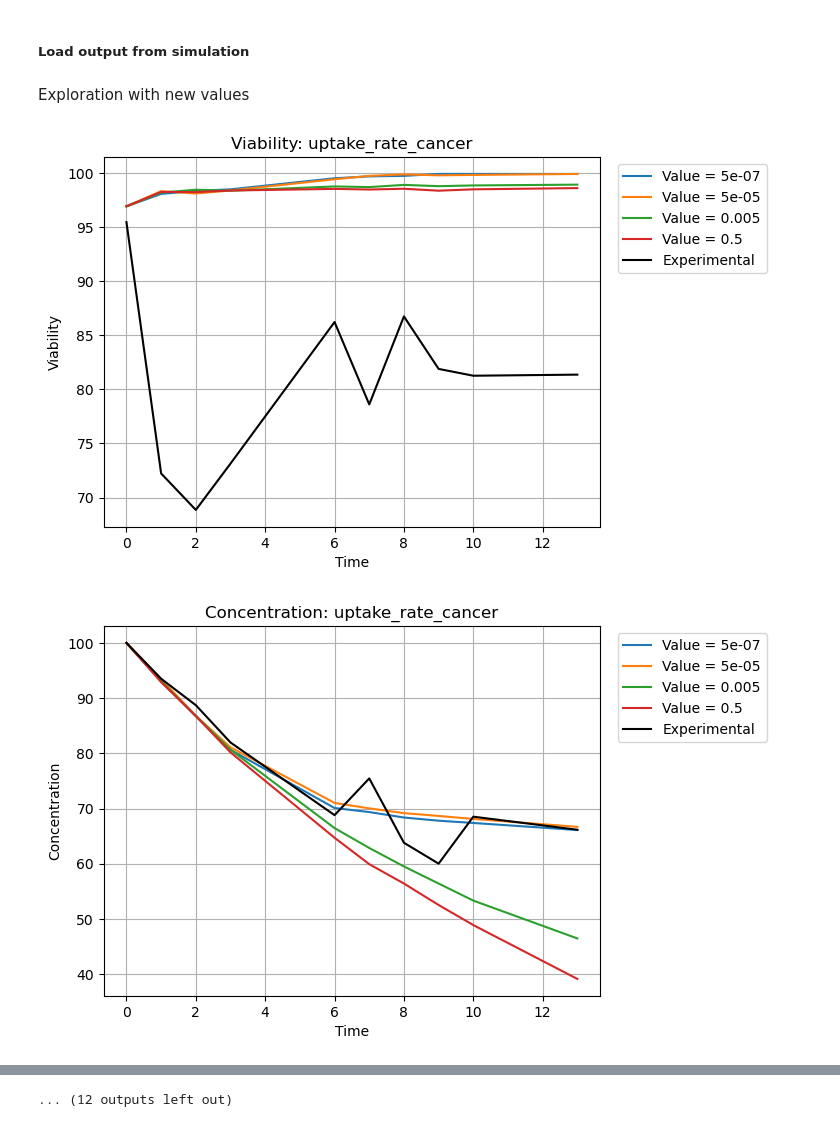
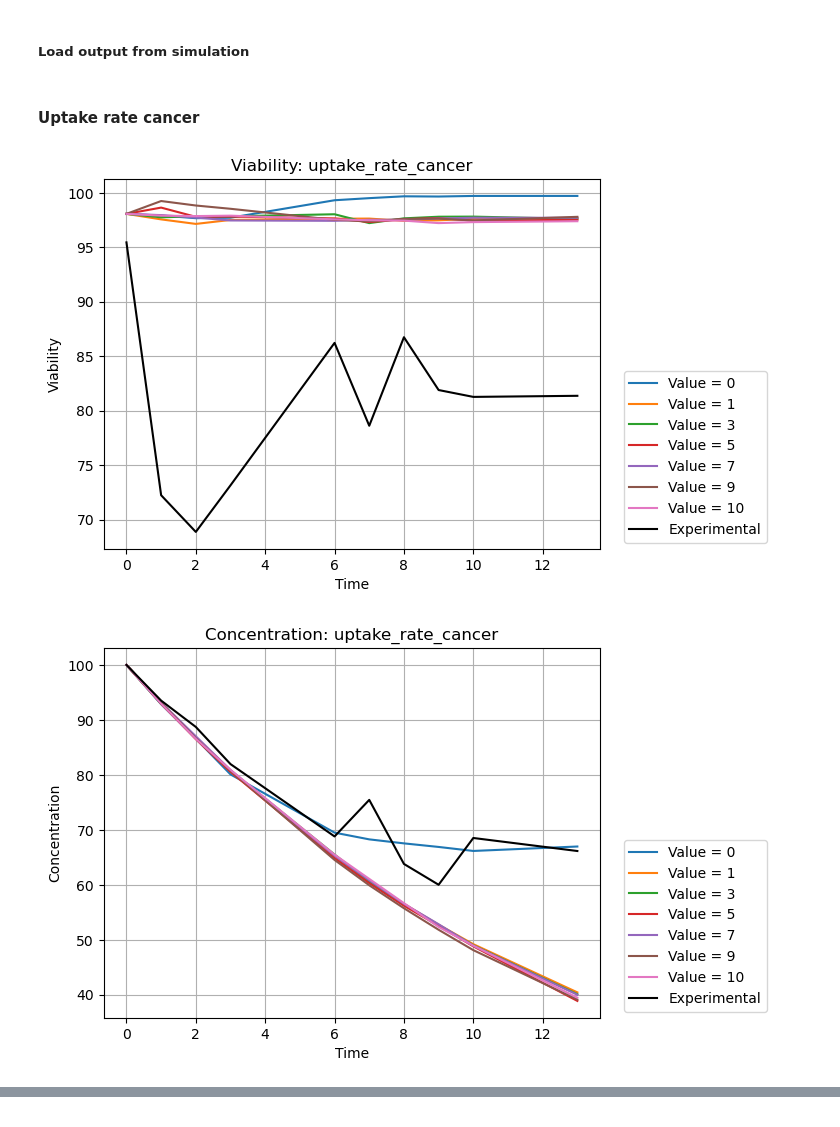
Before and after one commit to mhurtado13/NLC-CLL_HPC_exploration, a Jupyter notebook: Physicell_NLCs-CLL/scripts/Param_analysis.ipynb, the cells around one changed output, grey strips where cells are left out. Saved outputs shown, nothing was run; the diff lists cells and outputs as text; code cells hidden in the pictures.

```diff
--- a/Physicell_NLCs-CLL/scripts/Param_analysis.ipynb
+++ b/Physicell_NLCs-CLL/scripts/Param_analysis.ipynb
@@ -36,2 +13,0 @@ param_names = list(input.keys())
-# %% [markdown]
-Exploration with new values
@@ -48,37 +14,47 @@ param_names = list(input.keys())
+# %%
+viability_data = pd.read_csv('../data_output/Parameter_exploration/viability_exploration.csv', delimiter=",")
+concentration_data = pd.read_csv('../data_output/Parameter_exploration/concentration_exploration.csv', delimiter=",")
+vals = [0, 1, 3, 5, 7, 9, 10]
+# %% [markdown]
+#### Uptake rate cancer
 # %%
-contador = 0
-for k in range(0, viability_data.shape[1], len(vals)):
+param_name = "uptake_rate_cancer"
 
-    viability = viability_data.iloc[:,k:k+ len(vals)]
-    concentration = concentration_data.iloc[:,k:k+ len(vals)]
+viability = viability_data.iloc[:,0:len(vals)]
+concentration = concentration_data.iloc[:,0:len(vals)]
 
-    ###Viability
-    for i in range(viability.shape[1]): # Iterate over each column of the matrix
-        plt.plot(time_points, viability.iloc[:, i], label=f'Value = {vals[i]}')
+### Viability
 
-    plt.plot(time_points, viability_exp, label='Experimental', color = 'black')
-    plt.xlabel('Time')
-    plt.ylabel('Viability')
-    plt.title(f'Viability: {param_names[contador]}')
-    plt.legend(loc='upper right', bbox_to_anchor=(1.35, 1))
+# Iterate over each column of the matrix
+for i in range(viability.shape[1]):
+    # Plot each column as a separate line, using a different color for each line
+    plt.plot(time_points, viability.iloc[:, i], label=f'Value = {vals[i]}')
 
-    plt.grid(True)
-    plt.show()
+plt.plot(time_points, viability_exp, label='Experimental', color = 'black')
+plt.xlabel('Time')
+plt.ylabel('Viability')
+plt.title(f'Viability: {param_name}')
+plt.legend(loc='upper right', bbox_to_anchor=(1.35, 0.5))
 
-    ###Concentration
-    for i in range(concentration.shape[1]):
-        plt.plot(time_points, concentration.iloc[:, i], label=f'Value = {vals[i]}')
+plt.grid(True)
+plt.show()
 
-    plt.plot(time_points, concentration_exp, label='Experimental', color = 'black')
-    plt.xlabel('Time')
-    plt.ylabel('Concentration')
-    plt.title(f'Concentration: {param_names[contador]}')
-    plt.legend(loc='upper right', bbox_to_anchor=(1.35, 1))
+###Concentration
 
-    plt.grid(True)
-    plt.show()
+# Iterate over each column of the matrix
+for i in range(concentration.shape[1]):
+    # Plot each column as a separate line, using a different color for each line
+    plt.plot(time_points, concentration.iloc[:, i], label=f'Value = {vals[i]}')
 
-    contador = contador + 1
+plt.plot(time_points, concentration_exp, label='Experimental', color = 'black')
+# Add labels and legend
+plt.xlabel('Time')
+plt.ylabel('Concentration')
+plt.title(f'Concentration: {param_name}')
+plt.legend(loc='upper right', bbox_to_anchor=(1.35, 0.5))
+
+plt.grid(True)
+plt.show()
 # %% [output]
-[figure, old version]
+[figure, new version]
-[figure, old version]
+[figure, new version]
@@ -95 +60,0 @@ for k in range(0, viability_data.shape[1], len(vals)):
-... (12 outputs left out)
```
Also changed, not shown: parts of 13 cells of this notebook, 11 other files.
